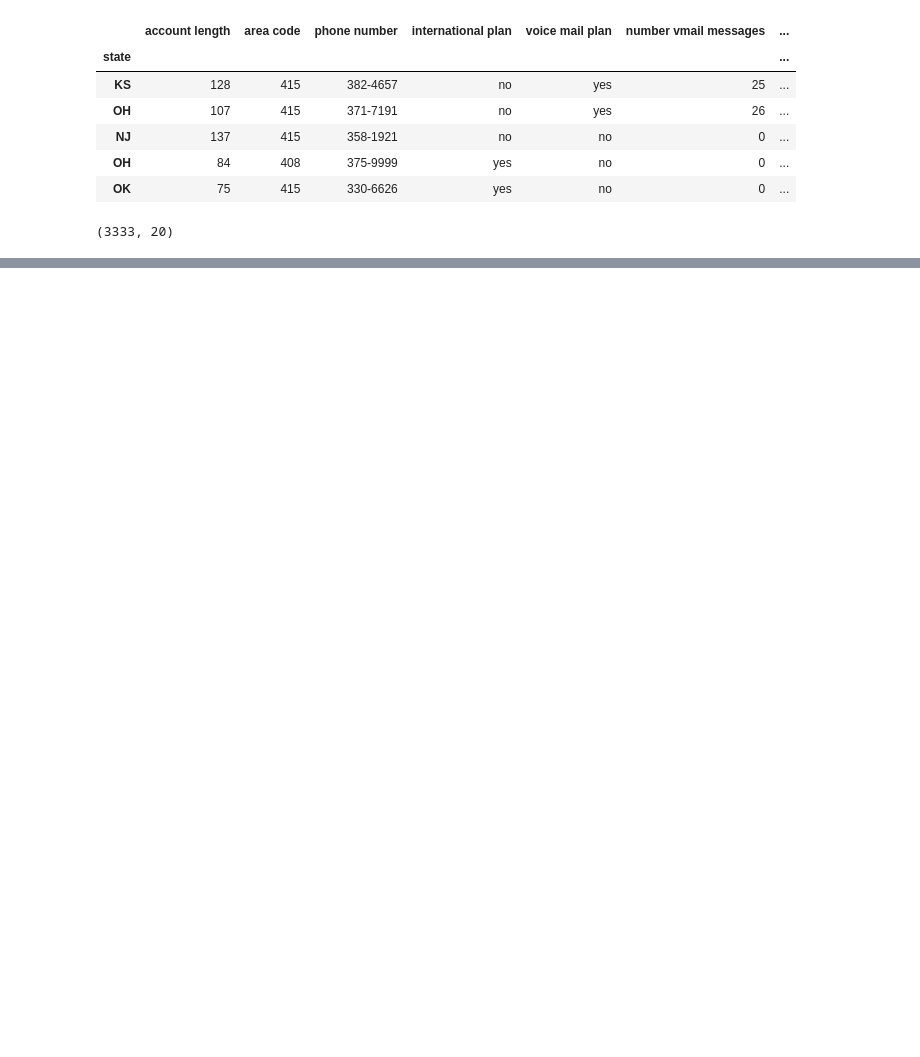
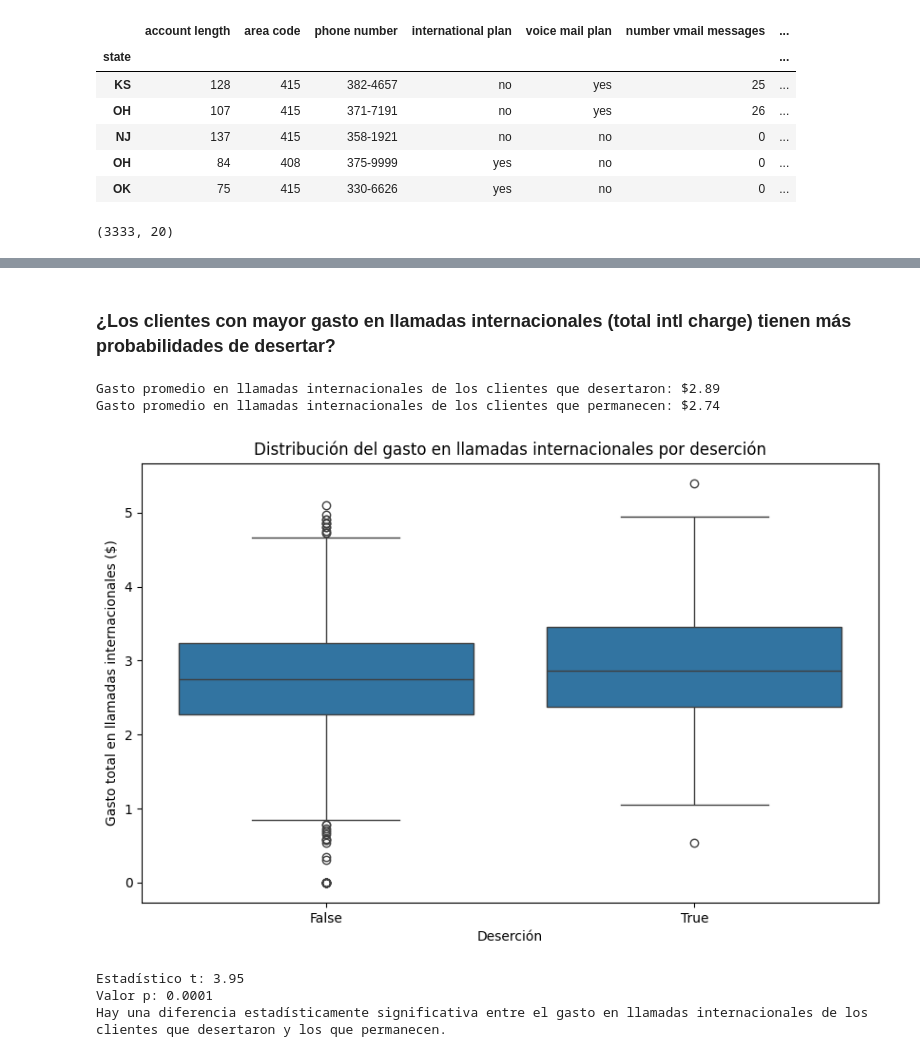
Before and after one commit to renemorenow/MachineLearning2, a Jupyter notebook: Prog_Basica_Python/Guia_2.ipynb, the cells around one changed output, grey strips where cells are left out. Cells and saved outputs as stored; diff of their text form; code cells hidden in the pictures; blank space fills up the shorter version.

```diff
--- a/Prog_Basica_Python/Guia_2.ipynb
+++ b/Prog_Basica_Python/Guia_2.ipynb
@@ -288,0 +428,40 @@ Compara el costo total de llamadas nocturnas (total night charge).
+# %% [markdown]
+### ¿Los clientes con mayor gasto en llamadas internacionales (total intl charge) tienen más probabilidades de desertar?
+# %%
+# Solución propuesta
+
+# Calcular la media del gasto en llamadas internacionales para ambos grupos
+promedio_gasto_internacional_desertaron = UsuariosDesertores['total intl charge'].mean()
+promedio_gasto_internacional_permanecen = UsuariosActivos['total intl charge'].mean()
+
+# Mostrar los resultados
+print(f'Gasto promedio en llamadas internacionales de los clientes que desertaron: ${promedio_gasto_internacional_desertaron:.2f}')
+print(f'Gasto promedio en llamadas internacionales de los clientes que permanecen: ${promedio_gasto_internacional_permanecen:.2f}')
+
+# Visualización para comparar la distribución del gasto en llamadas internacionales entre ambos grupos
+plt.figure(figsize=(10, 6))
+sns.boxplot(x='churn', y='total intl charge', data=df)
+plt.title('Distribución del gasto en llamadas internacionales por deserción')
+plt.xlabel('Deserción')
+plt.ylabel('Gasto total en llamadas internacionales ($)')
+plt.show()
+
+# Realizar un test t para ver si hay una diferencia estadísticamente significativa
+t_stat, p_value = ttest_ind(UsuariosDesertores['total intl charge'], UsuariosActivos['total intl charge'])
+
+# Mostrar el resultado del test t
+print(f'Estadístico t: {t_stat:.2f}')
+print(f'Valor p: {p_value:.4f}')
+
+# Interpretación del resultado del test t
+if p_value < 0.05:
+    print('Hay una diferencia estadísticamente significativa entre el gasto en llamadas internacionales de los clientes que desertaron y los que permanecen.')
+else:
+    print('No hay una diferencia estadísticamente significativa entre el gasto en llamadas internacionales de los clientes que desertaron y los que permanecen.')
+# %% [output]
+Gasto promedio en llamadas internacionales de los clientes que desertaron: $2.89
+Gasto promedio en llamadas internacionales de los clientes que permanecen: $2.74
+[figure, added]
+Estadístico t: 3.95
+Valor p: 0.0001
+Hay una diferencia estadísticamente significativa entre el gasto en llamadas internacionales de los clientes que desertaron y los que permanecen.
```
Also changed, not shown: parts of 53 cells of this notebook.
